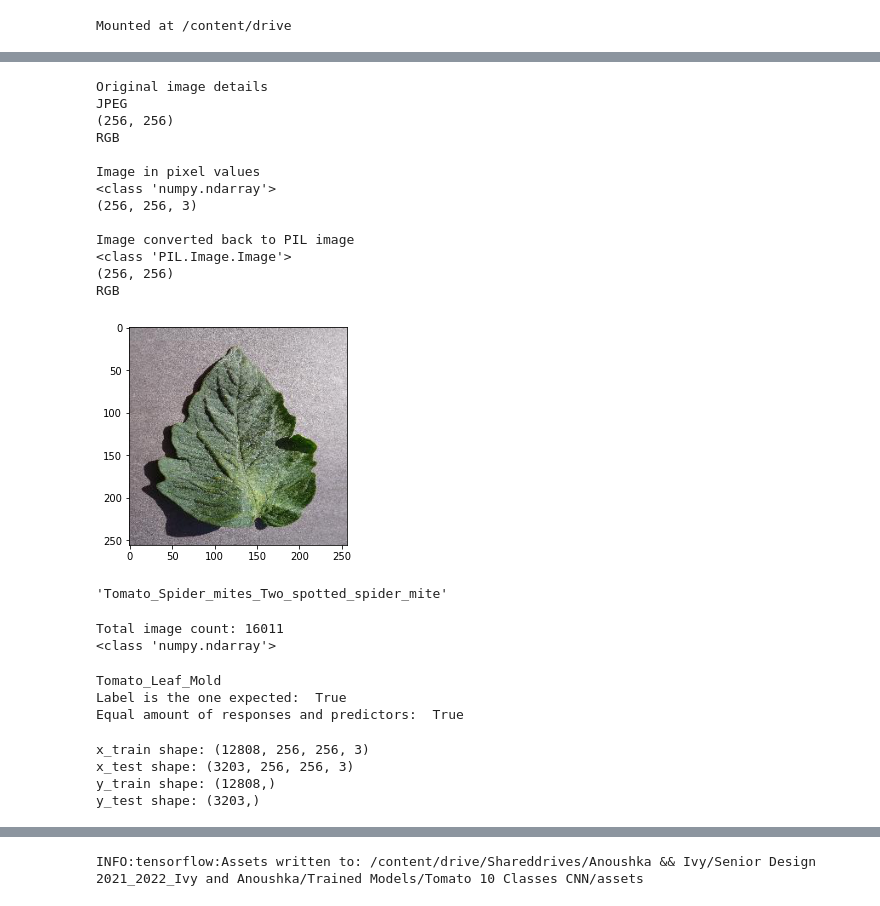
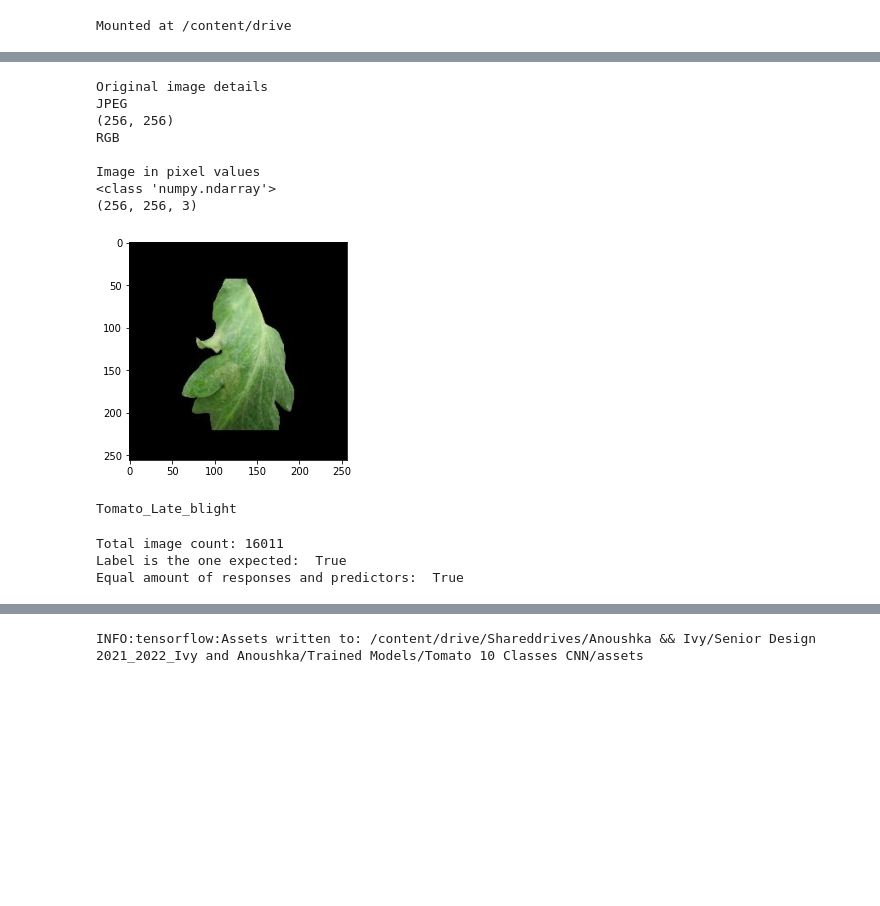
Before and after one commit to ivychung/plant-ML, a Jupyter notebook: tomato_10_classes.ipynb, the cells around one changed output, grey strips where cells are left out. Drawn from its saved outputs; the diff is of its cells as text; code cells hidden in the pictures; blank space fills up the shorter version.

```diff
--- a/tomato_10_classes.ipynb
+++ b/tomato_10_classes.ipynb
@@ -107,52 +120,38 @@ Column length [1676, 2127, 1591, 1909, 1404, 3209, 373, 1771, 1000, 952]
 # %%
 # checking image processing with one image
 img_path = os.path.join(working_dataset_address, classes[0], img_names[0][1])
 
 # reading the image
 image = Image.open(img_path)
 
 # summarize original image details
 print("Original image details")
 print(image.format)
 print(image.size)
 print(image.mode)
 
 # convert image to numpy array of pixel values
 data = asarray(image)
 
 # summarize converted image details
 print("\nImage in pixel values")
 print(type(data))
-print(data.shape)
+print(data.shape, "\n")
 
-
-# Checking that image data can be converted back to PIL format
-image1 = Image.fromarray(data)
-print("\nImage converted back to PIL image")
-print(type(image1))
-print(image1.size)
-print(image1.mode)
+plt.imshow(data)
+plt.show()
+print("\n" + classes[0])
 # %% [output]
 Original image details
 JPEG
 (256, 256)
 RGB
 
 Image in pixel values
 <class 'numpy.ndarray'>
 (256, 256, 3)
-
-Image converted back to PIL image
-<class 'PIL.Image.Image'>
-(256, 256)
-RGB
+[figure, added]
+Tomato_Late_blight
-# %%
-plt.imshow(data)
-plt.show()
-classes[0]
-# %% [output]
-[figure, removed]
-'Tomato_Spider_mites_Two_spotted_spider_mite'
 # %%
 # making a np array of the images in pixel values
 x = []
@@ -173,17 +172,12 @@ image_count = len(x)
 print("Total image count:", image_count)
 x = np.asarray(x)
 y = np.asarray(y)
-print(type(x))
+
+# comparing the last class label and the label of the last image
+# since we are importing the images in order, they should match
+print("Label is the one expected: ", y[len(y)-1] == classes[CLASS_SIZE-1])
+print("Equal amount of responses and predictors: ",len(x)==len(y),"\n")
 # %% [output]
 Total image count: 16011
-<class 'numpy.ndarray'>
+Label is the one expected:  True
+Equal amount of responses and predictors:  True
-# %%
-# comparing the last class label and the label of the last image
-# since we are importing the images in order, they should match
-print(classes[CLASS_SIZE-1])
-print("Label is the one expected: ",y[len(y)-1] == classes[CLASS_SIZE-1])
-print("Equal amount of responses and predictors: ",len(x)==len(y),"\n")
-# %% [output]
-Tomato_Leaf_Mold
-Label is the one expected:  True
-Equal amount of responses and predictors:  True
@@ -202,13 +184 @@ for train_index, test_index in kf.split(X):
-# %%
-# Our x data vectors are dour-dimensional, just as we wanted
-print("x_train shape:", x_train.shape)
-print("x_test shape:", x_test.shape)
-# We need to reshape our y data vectors
-print("y_train shape:", y_train.shape)
-print("y_test shape:", y_test.shape)
-# %% [output]
-x_train shape: (12808, 256, 256, 3)
-x_test shape: (3203, 256, 256, 3)
-y_train shape: (12808,)
-y_test shape: (3203,)
 # %%
```
Also changed, not shown: parts of 22 cells of this notebook.
